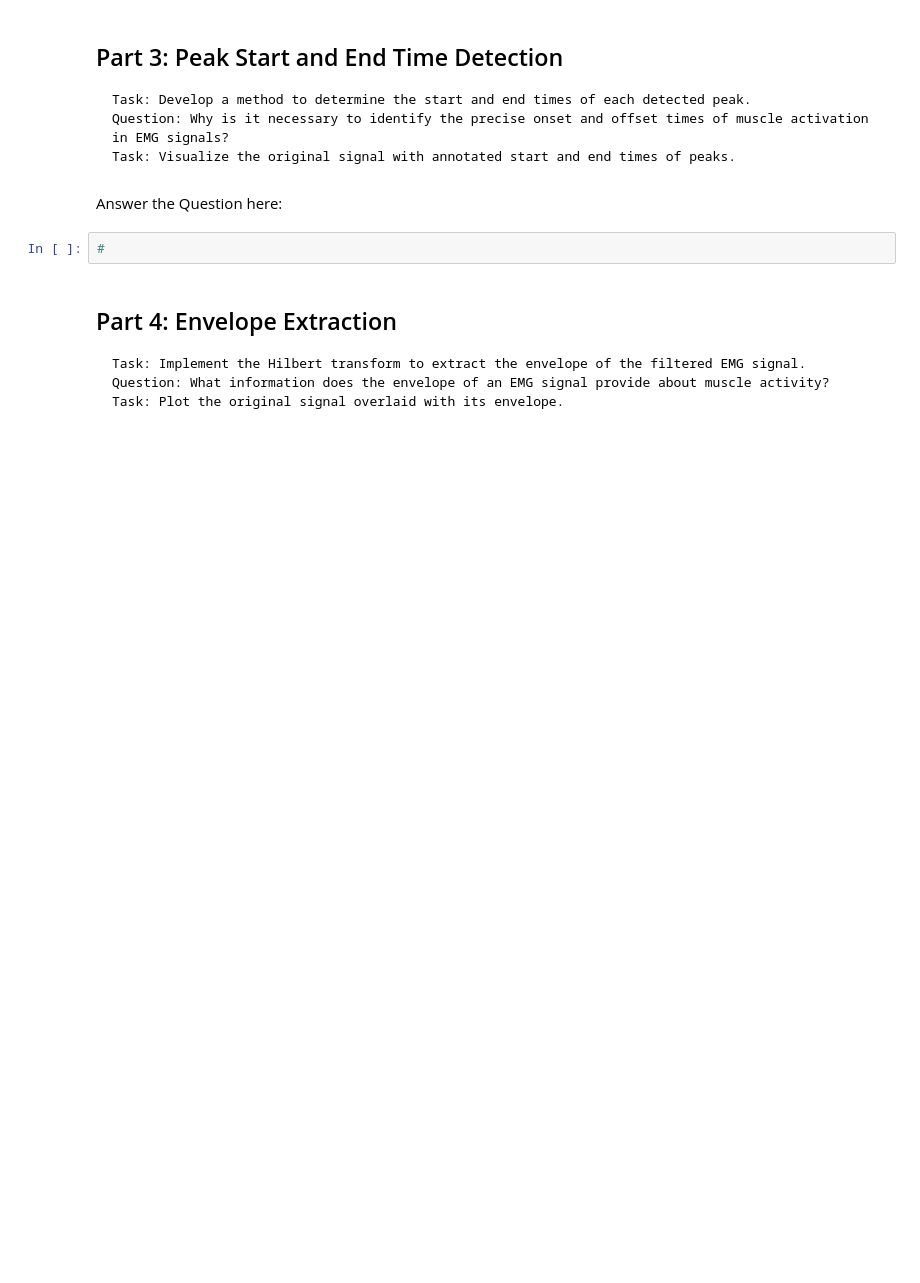
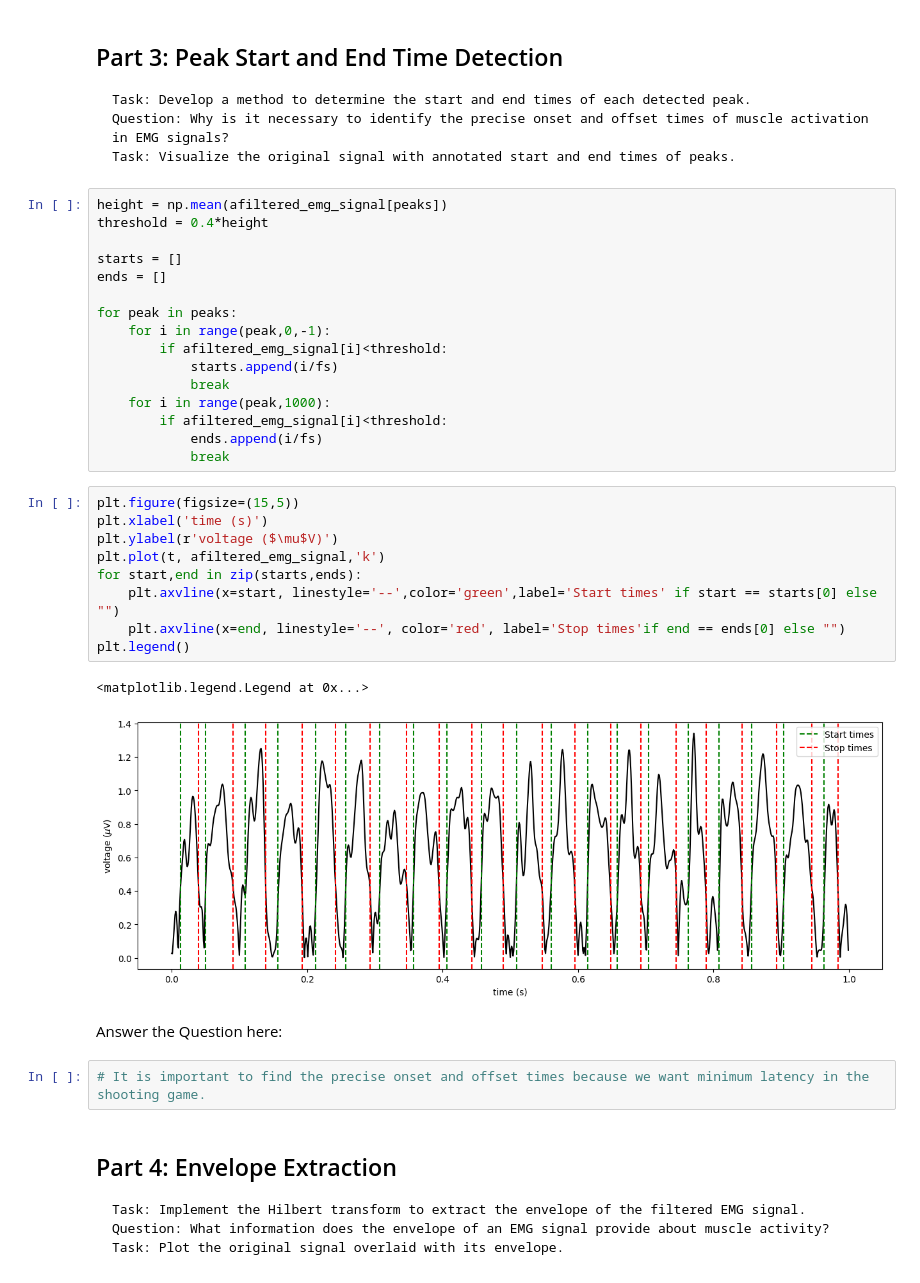
Before and after one commit to ElectronicsClub-IITK/EMG-Controlled-Shooting-Game, a Jupyter notebook: Week_2/EMG Signal Processing Assignment.ipynb, the cells around one changed output. Drawn from its saved outputs; the diff is of its cells as text; blank space fills up the shorter version.

```diff
--- a/Week_2/EMG Signal Processing Assignment.ipynb
+++ b/Week_2/EMG Signal Processing Assignment.ipynb
@@ -49,10 +88,38 @@ Answer the Question here:
     Task: Develop a method to determine the start and end times of each detected peak.
     Question: Why is it necessary to identify the precise onset and offset times of muscle activation in EMG signals?
     Task: Visualize the original signal with annotated start and end times of peaks.
+# %%
+height = np.mean(afiltered_emg_signal[peaks])
+threshold = 0.4*height
+
+starts = []
+ends = []
+
+for peak in peaks:
+    for i in range(peak,0,-1):
+        if afiltered_emg_signal[i]<threshold:
+            starts.append(i/fs)
+            break
+    for i in range(peak,1000):
+        if afiltered_emg_signal[i]<threshold:
+            ends.append(i/fs)
+            break
+# %%
+plt.figure(figsize=(15,5))
+plt.xlabel('time (s)')
+plt.ylabel(r'voltage ($\mu$V)')
+plt.plot(t, afiltered_emg_signal,'k')
+for start,end in zip(starts,ends):
+    plt.axvline(x=start, linestyle='--',color='green',label='Start times' if start == starts[0] else "")
+    plt.axvline(x=end, linestyle='--', color='red', label='Stop times'if end == ends[0] else "")
+plt.legend()
+# %% [output]
+<matplotlib.legend.Legend at 0x...>
+[figure, added]
 # %% [markdown]
 Answer the Question here:
 # %%
-#
+# It is important to find the precise onset and offset times because we want minimum latency in the shooting game.
 # %% [markdown]
 ## Part 4: Envelope Extraction
 
```
Also changed, not shown: parts of 12 cells of this notebook.
